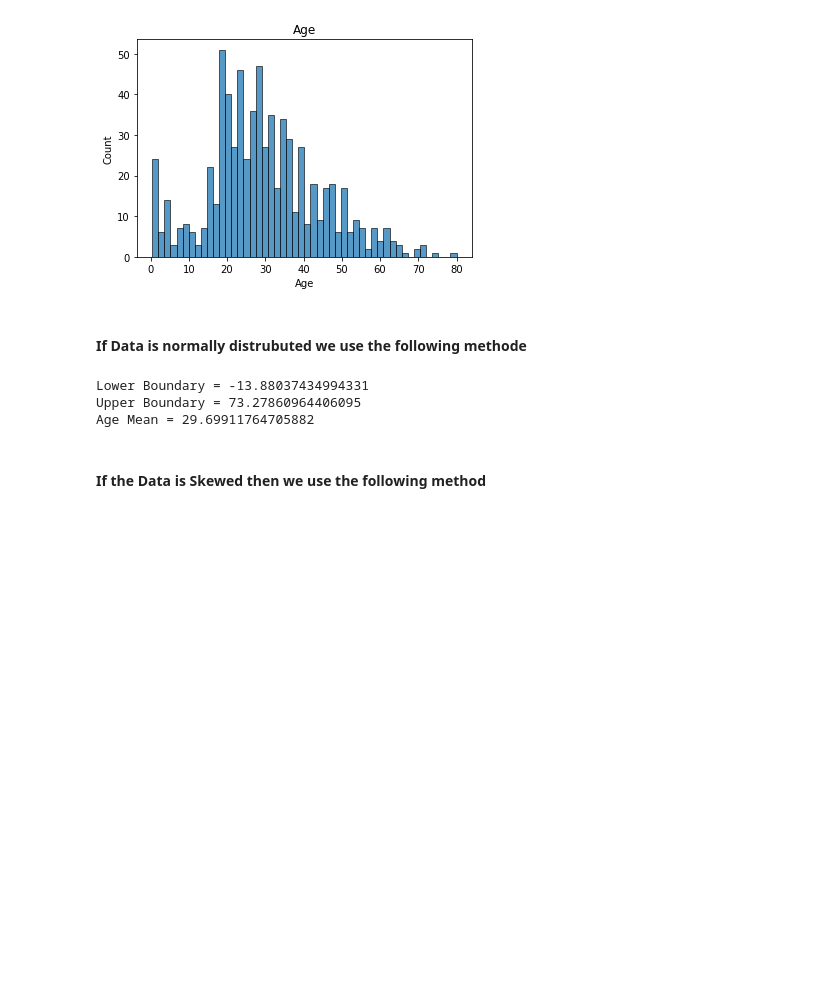
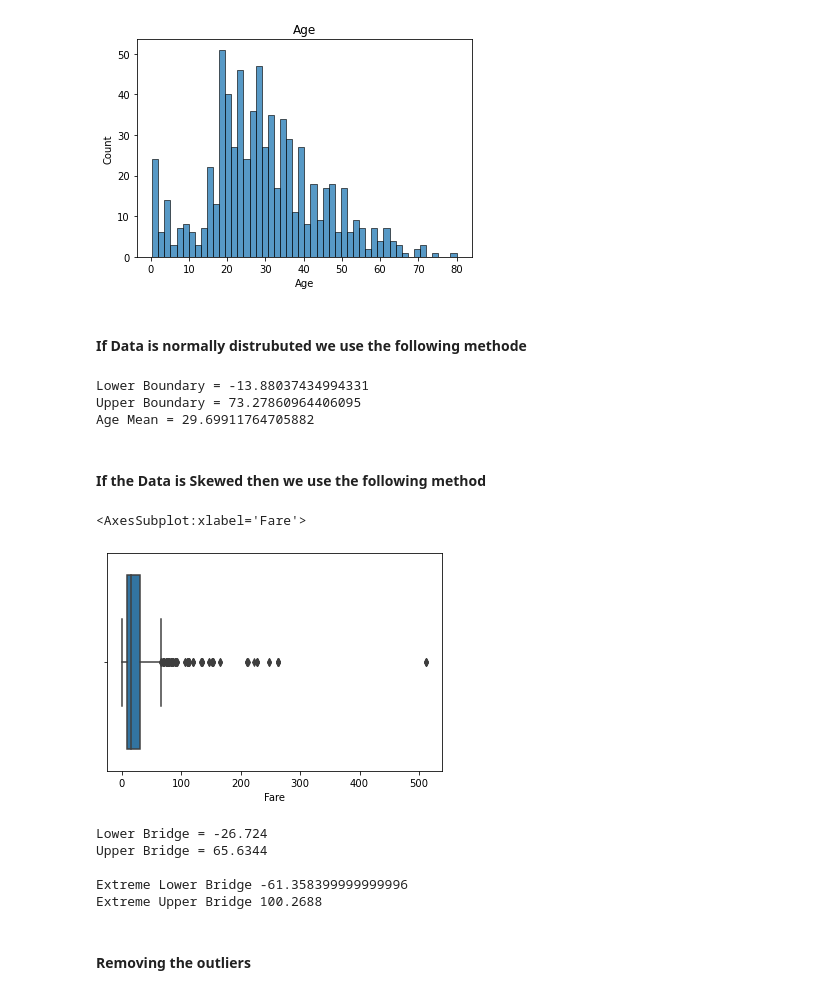
Before and after one commit to Mr-Dheer/Handling-Outliers, a Jupyter notebook: code.ipynb, the cells around one changed output. Saved outputs shown, nothing was run; the diff lists cells and outputs as text; code cells hidden in the pictures; blank space fills up the shorter version.

```diff
--- a/code.ipynb
+++ b/code.ipynb
@@ -86,3 +86,30 @@ Upper Boundary = 73.27860964406095
 Age Mean = 29.69911764705882
 # %% [markdown]
 #### If the Data is Skewed then we use the following method
+# %%
+sns.boxplot(df.Fare)
+# %% [output]
+<AxesSubplot:xlabel='Fare'>
+[figure, added]
+# %%
+def outliers_IQR(df, feature):
+    IQR = df[feature].quantile(0.75)-df[feature].quantile(0.25)
+    lower_bridge = df[feature].quantile(0.25)-(IQR*1.5)
+    upper_bridge = df[feature].quantile(0.75)+(IQR*1.5)
+    print('Lower Bridge =', lower_bridge), print('Upper Bridge =', upper_bridge)
+    print()
+
+    #### Extreme outliers
+    lower_bridge = df[feature].quantile(0.25)-(IQR*3)
+    upper_bridge = df[feature].quantile(0.75)+(IQR*3)
+    print('Extreme Lower Bridge', lower_bridge), print('Extreme Upper Bridge', upper_bridge)
+
+outliers_IQR(df,'Fare')
+# %% [output]
+Lower Bridge = -26.724
+Upper Bridge = 65.6344
+
+Extreme Lower Bridge -61.358399999999996
+Extreme Upper Bridge 100.2688
+# %% [markdown]
+#### Removing the outliers
```
Also changed, not shown: parts of 2 cells of this notebook.
